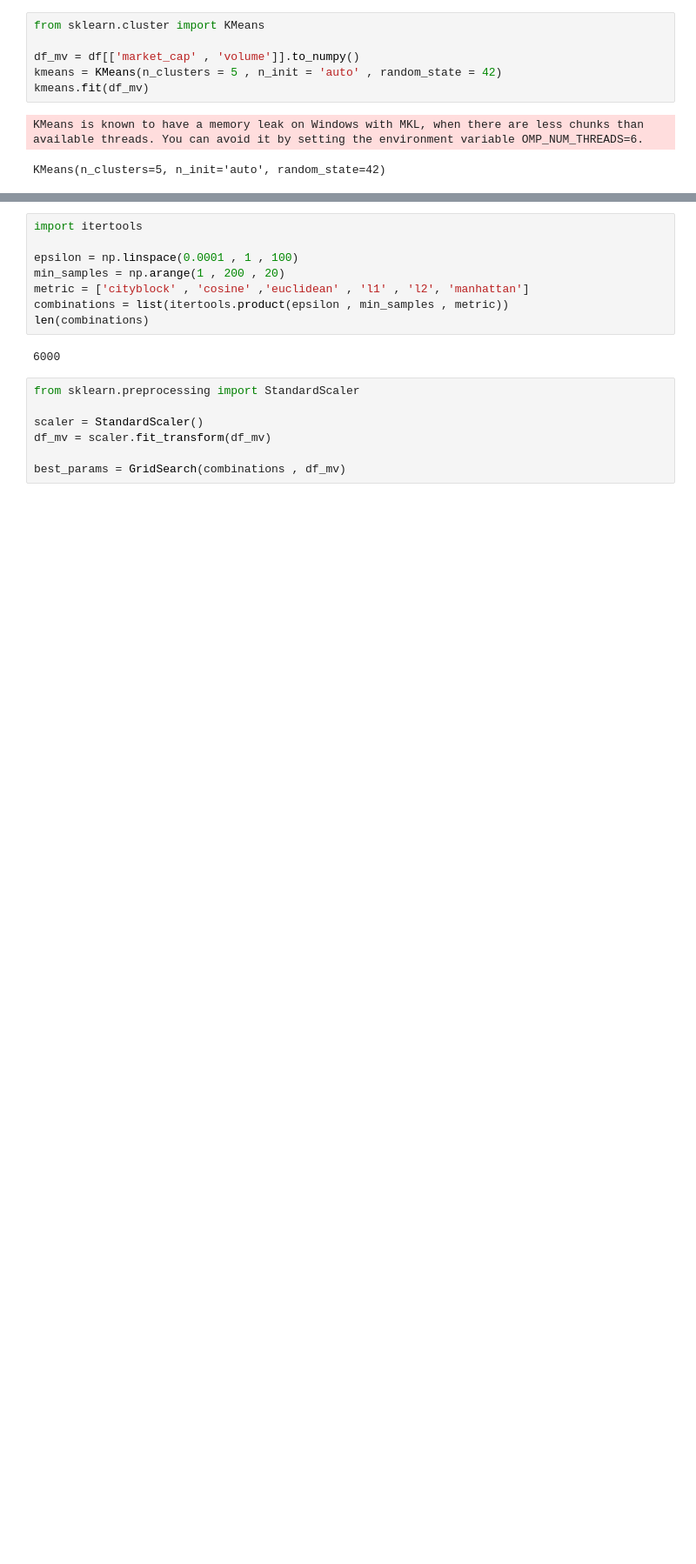
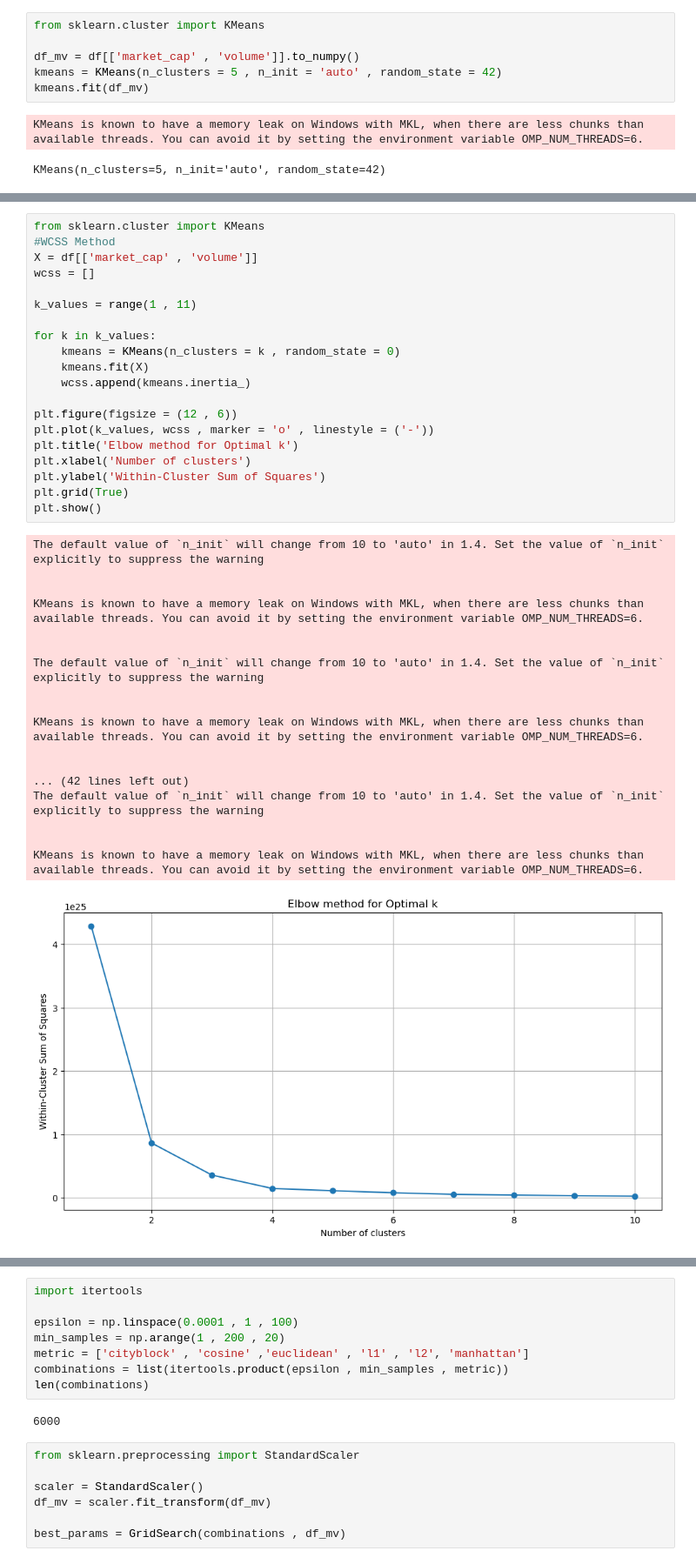
Before and after one commit to qdsb/crypto, a Jupyter notebook: probelm_1_mf.ipynb, the cells around one changed output, grey strips where cells are left out. Shown at 87% size. Drawn from its saved outputs; the diff is of its cells as text; blank space fills up the shorter version.

```diff
--- a/probelm_1_mf.ipynb
+++ b/probelm_1_mf.ipynb
@@ -143,0 +147,39 @@ KMeans is known to have a memory leak on Windows with MKL, when there are less c
+# %%
+from sklearn.cluster import KMeans
+#WCSS Method
+X = df[['market_cap' , 'volume']]
+wcss = []
+
+k_values = range(1 , 11)
+
+for k in k_values:
+    kmeans = KMeans(n_clusters = k , random_state = 0)
+    kmeans.fit(X)
+    wcss.append(kmeans.inertia_)
+
+plt.figure(figsize = (12 , 6))
+plt.plot(k_values, wcss , marker = 'o' , linestyle = ('-'))
+plt.title('Elbow method for Optimal k')
+plt.xlabel('Number of clusters')
+plt.ylabel('Within-Cluster Sum of Squares')
+plt.grid(True)
+plt.show()
+# %% [output]
+The default value of `n_init` will change from 10 to 'auto' in 1.4. Set the value of `n_init` explicitly to suppress the warning
+
+
+KMeans is known to have a memory leak on Windows with MKL, when there are less chunks than available threads. You can avoid it by setting the environment variable OMP_NUM_THREADS=6.
+
+
+The default value of `n_init` will change from 10 to 'auto' in 1.4. Set the value of `n_init` explicitly to suppress the warning
+
+
+KMeans is known to have a memory leak on Windows with MKL, when there are less chunks than available threads. You can avoid it by setting the environment variable OMP_NUM_THREADS=6.
+
+
+... (42 lines left out)
+The default value of `n_init` will change from 10 to 'auto' in 1.4. Set the value of `n_init` explicitly to suppress the warning
+
+
+KMeans is known to have a memory leak on Windows with MKL, when there are less chunks than available threads. You can avoid it by setting the environment variable OMP_NUM_THREADS=6.
+[figure, added]
```
Also changed, not shown: parts of 10 cells of this notebook.
